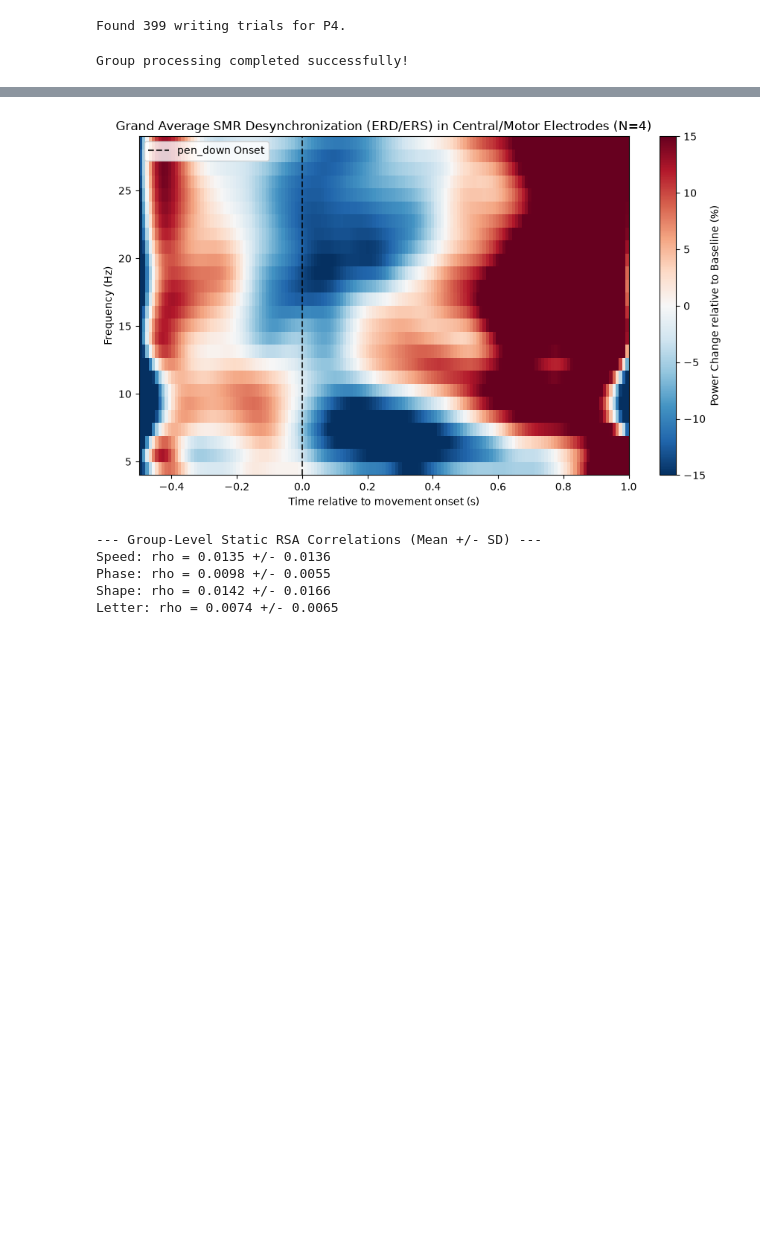
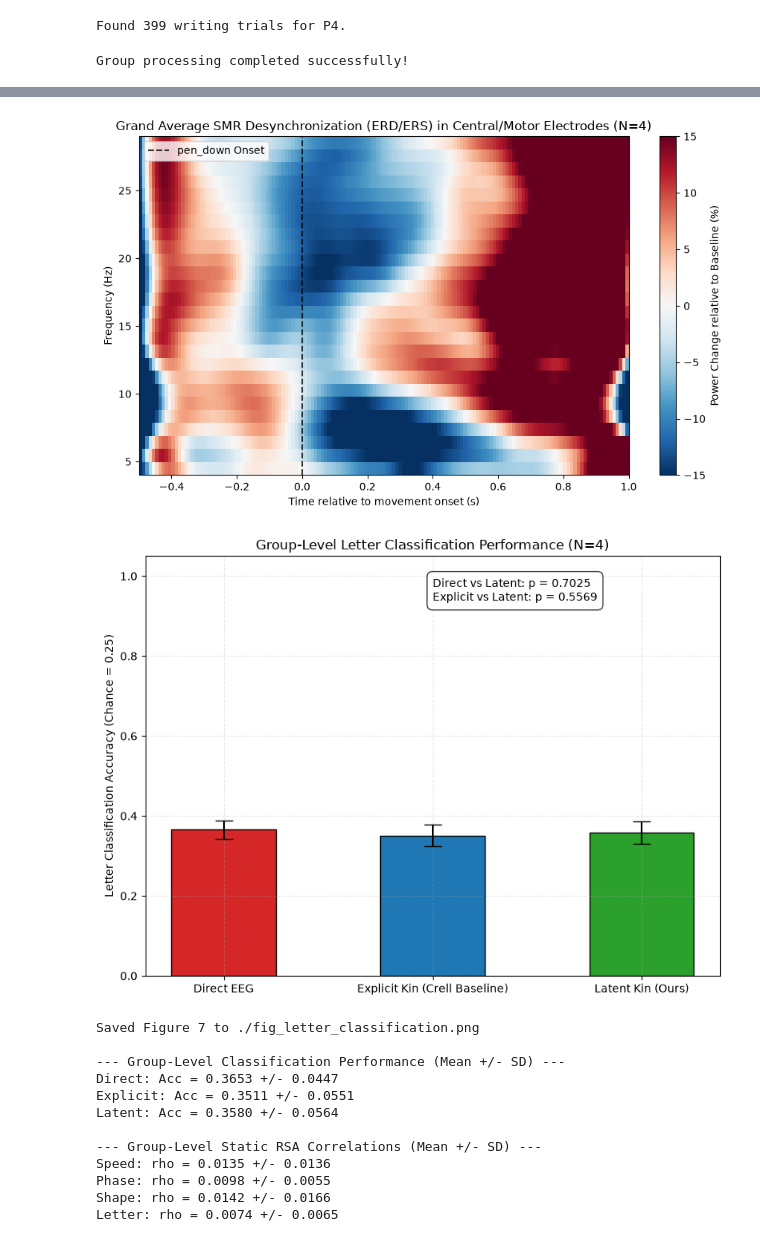
Before and after one commit to Valpip123EMY/lovw-eeg-kinematics, a Jupyter notebook: eeg_kinematics_lovw.ipynb, the cells around one changed output, grey strips where cells are left out. Saved outputs shown, nothing was run; the diff lists cells and outputs as text; code cells hidden in the pictures; blank space fills up the shorter version.

Commit message:
Update notebook to include letter classification pipeline

```diff
--- a/eeg_kinematics_lovw.ipynb
+++ b/eeg_kinematics_lovw.ipynb
@@ -519,6 +596,7 @@ group_cca_corrs = []
 group_tr_rsa = {'time': [], 'speed': [], 'phase': [], 'shape': []}
 group_decoding_r = {'raw': [], 'emb': [], 'shuf': []}
 group_decoding_cross = {'raw': [], 'emb': [], 'shuf': []}
+group_clf_acc = {'direct': [], 'explicit': [], 'latent': []}
 
 group_ae_losses = {}
 group_eeg_losses = {}
@@ -592,6 +670,12 @@ for sub in subjects_list:
     group_rsa['shape'].append(spearmanr(rdm_eeg[tril_idx], rdm_shape[tril_idx])[0])
     group_rsa['letter'].append(spearmanr(rdm_eeg[tril_idx], rdm_letter[tril_idx])[0])
 
+    # Letter classification comparison
+    acc_dir, acc_exp, acc_lat = evaluate_classification_pipelines(eeg, kin, kin_ae_latents, labels)
+    group_clf_acc['direct'].append(acc_dir)
+    group_clf_acc['explicit'].append(acc_exp)
+    group_clf_acc['latent'].append(acc_lat)
+
     # SMR desynchronization
     erd, freqs, target_ch = compute_smr_tfr(eeg, sfreq, eeg_chans)
     group_erd_ers.append(erd)
@@ -812,33 +896,71 @@ plt.show()
 # ---------------------------------------------------------
 fig, ax = plt.subplots(figsize=(9, 5.5))
 grand_average_tfr = np.mean(group_erd_ers, axis=0)
 
 im = ax.imshow(grand_average_tfr, aspect='auto', origin='lower',
                extent=[-0.5, 1.0, freqs_s1[0], freqs_s1[-1]], cmap='RdBu_r', vmin=-15, vmax=15)
 ax.axvline(0, color='black', linestyle='--', alpha=0.8, label='pen_down Onset')
 ax.set_xlabel('Time relative to movement onset (s)')
 ax.set_ylabel('Frequency (Hz)')
 ax.set_title(f'Grand Average SMR Desynchronization (ERD/ERS) in Central/Motor Electrodes (N=4)')
 cbar = fig.colorbar(im, ax=ax)
 cbar.set_label('Power Change relative to Baseline (%)')
 ax.legend(loc='upper left')
 
 plt.tight_layout()
 fig_tfr_path = os.path.join(fig_dir, 'fig_tfr_smr_desynchronization.png')
 plt.savefig(fig_tfr_path, dpi=300)
 plt.show()
 
+# ---------------------------------------------------------
+# Figure 7: Letter Classification Accuracy (Direct vs 2-Step Pipelines)
+# ---------------------------------------------------------
+fig, ax = plt.subplots(figsize=(8, 6))
+clf_methods = ['Direct EEG', 'Explicit Kin (Crell Baseline)', 'Latent Kin (Ours)']
+clf_means = [np.mean(group_clf_acc['direct']), np.mean(group_clf_acc['explicit']), np.mean(group_clf_acc['latent'])]
+clf_sems = [np.std(group_clf_acc['direct'])/np.sqrt(4), np.std(group_clf_acc['explicit'])/np.sqrt(4), np.std(group_clf_acc['latent'])/np.sqrt(4)]
+ax.bar(clf_methods, clf_means, yerr=clf_sems, color=['#d62728', '#1f77b4', '#2ca02c'], edgecolor='black', width=0.5, capsize=8)
+ax.set_ylabel('Letter Classification Accuracy (Chance = 0.25)')
+ax.set_ylim(0, 1.05)
+ax.set_title('Group-Level Letter Classification Performance (N=4)')
+ax.grid(True, linestyle='--', alpha=0.3)
+
+# Pairwise statistical tests
+_, p_dir_lat = ttest_rel(group_clf_acc['direct'], group_clf_acc['latent'])
+_, p_exp_lat = ttest_rel(group_clf_acc['explicit'], group_clf_acc['latent'])
+ax.text(0.5, 0.95, f'Direct vs Latent: p = {p_dir_lat:.4f}\nExplicit vs Latent: p = {p_exp_lat:.4f}',
+        ha='left', va='top', transform=ax.transAxes, bbox=dict(boxstyle='round,pad=0.5', facecolor='white', alpha=0.8))
+
+plt.tight_layout()
+fig_clf_path = os.path.join(fig_dir, 'fig_letter_classification.png')
+plt.savefig(fig_clf_path, dpi=300)
+plt.show()
+print(f"Saved Figure 7 to {fig_clf_path}")
+
+# Print group classification stats
+print("\n--- Group-Level Classification Performance (Mean +/- SD) ---")
+for k in ['direct', 'explicit', 'latent']:
+    print(f"{k.capitalize()}: Acc = {np.mean(group_clf_acc[k]):.4f} +/- {np.std(group_clf_acc[k]):.4f}")
+
 # Group static RSA stats print
 print("\n--- Group-Level Static RSA Correlations (Mean +/- SD) ---")
 for k in ['speed', 'phase', 'shape', 'letter']:
     print(f"{k.capitalize()}: rho = {np.mean(group_rsa[k]):.4f} +/- {np.std(group_rsa[k]):.4f}")
 # %% [output]
 [figure]
 [figure]
 [figure]
 [figure]
 [figure]
 [figure]
+[figure, added]
+Saved Figure 7 to ./fig_letter_classification.png
+
+--- Group-Level Classification Performance (Mean +/- SD) ---
+Direct: Acc = 0.3653 +/- 0.0447
+Explicit: Acc = 0.3511 +/- 0.0551
+Latent: Acc = 0.3580 +/- 0.0564
+
 --- Group-Level Static RSA Correlations (Mean +/- SD) ---
 Speed: rho = 0.0135 +/- 0.0136
 Phase: rho = 0.0098 +/- 0.0055
```
Also changed, not shown: parts of 2 cells of this notebook.
